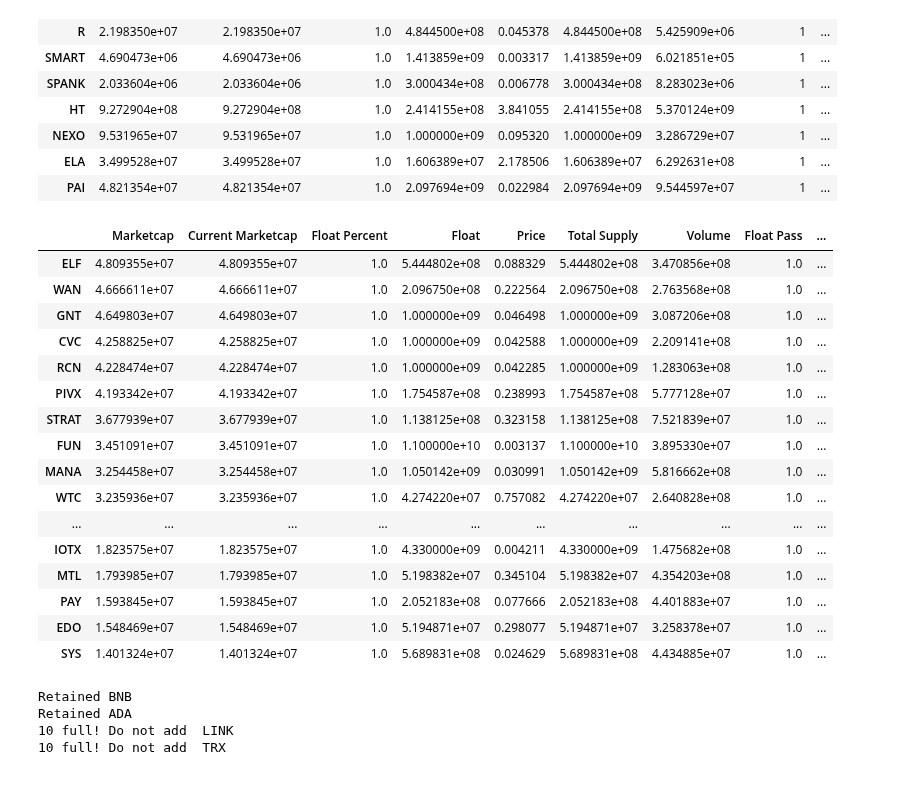
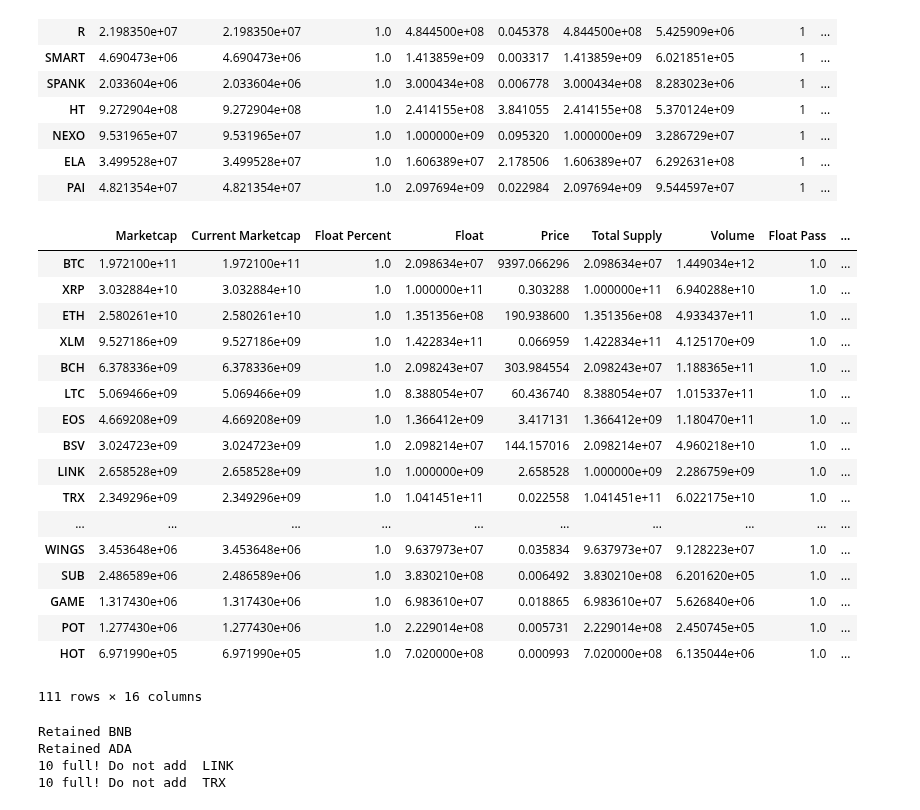
Before and after one commit to coinmetrics/bcindex, a Jupyter notebook: utils/rebalance_tools/Rebalance Ranking Tool.ipynb, the cells around one changed output. Drawn from its saved outputs; the diff is of its cells as text; code cells hidden in the pictures.

```diff
--- a/utils/rebalance_tools/Rebalance Ranking Tool.ipynb
+++ b/utils/rebalance_tools/Rebalance Ranking Tool.ipynb
@@ -325,26 +325,27 @@ universe = rank_and_sort(eligible_db)
 # %%
 universe = universe.rename({'HSR' : 'HC'})
 universe = universe.rename({'IOT' : 'MIOTA'})
 universe = universe.rename({'VEN' : 'VET'})
-universe[60:90]
+universe
 # %% [output]
 |  | Marketcap | Current Marketcap | Float Percent | Float | Price | Total Supply | Volume | Float Pass | ... |
-| ELF | 4.809355e+07 | 4.809355e+07 | 1.0 | 5.444802e+08 | 0.088329 | 5.444802e+08 | 3.470856e+08 | 1.0 | ... |
-| WAN | 4.666611e+07 | 4.666611e+07 | 1.0 | 2.096750e+08 | 0.222564 | 2.096750e+08 | 2.763568e+08 | 1.0 | ... |
-| GNT | 4.649803e+07 | 4.649803e+07 | 1.0 | 1.000000e+09 | 0.046498 | 1.000000e+09 | 3.087206e+08 | 1.0 | ... |
-| CVC | 4.258825e+07 | 4.258825e+07 | 1.0 | 1.000000e+09 | 0.042588 | 1.000000e+09 | 2.209141e+08 | 1.0 | ... |
-| RCN | 4.228474e+07 | 4.228474e+07 | 1.0 | 1.000000e+09 | 0.042285 | 1.000000e+09 | 1.283063e+08 | 1.0 | ... |
-| PIVX | 4.193342e+07 | 4.193342e+07 | 1.0 | 1.754587e+08 | 0.238993 | 1.754587e+08 | 5.777128e+07 | 1.0 | ... |
-| STRAT | 3.677939e+07 | 3.677939e+07 | 1.0 | 1.138125e+08 | 0.323158 | 1.138125e+08 | 7.521839e+07 | 1.0 | ... |
-| FUN | 3.451091e+07 | 3.451091e+07 | 1.0 | 1.100000e+10 | 0.003137 | 1.100000e+10 | 3.895330e+07 | 1.0 | ... |
-| MANA | 3.254458e+07 | 3.254458e+07 | 1.0 | 1.050142e+09 | 0.030991 | 1.050142e+09 | 5.816662e+08 | 1.0 | ... |
-| WTC | 3.235936e+07 | 3.235936e+07 | 1.0 | 4.274220e+07 | 0.757082 | 4.274220e+07 | 2.640828e+08 | 1.0 | ... |
+| BTC | 1.972100e+11 | 1.972100e+11 | 1.0 | 2.098634e+07 | 9397.066296 | 2.098634e+07 | 1.449034e+12 | 1.0 | ... |
+| XRP | 3.032884e+10 | 3.032884e+10 | 1.0 | 1.000000e+11 | 0.303288 | 1.000000e+11 | 6.940288e+10 | 1.0 | ... |
+| ETH | 2.580261e+10 | 2.580261e+10 | 1.0 | 1.351356e+08 | 190.938600 | 1.351356e+08 | 4.933437e+11 | 1.0 | ... |
+| XLM | 9.527186e+09 | 9.527186e+09 | 1.0 | 1.422834e+11 | 0.066959 | 1.422834e+11 | 4.125170e+09 | 1.0 | ... |
+| BCH | 6.378336e+09 | 6.378336e+09 | 1.0 | 2.098243e+07 | 303.984554 | 2.098243e+07 | 1.188365e+11 | 1.0 | ... |
+| LTC | 5.069466e+09 | 5.069466e+09 | 1.0 | 8.388054e+07 | 60.436740 | 8.388054e+07 | 1.015337e+11 | 1.0 | ... |
+| EOS | 4.669208e+09 | 4.669208e+09 | 1.0 | 1.366412e+09 | 3.417131 | 1.366412e+09 | 1.180470e+11 | 1.0 | ... |
+| BSV | 3.024723e+09 | 3.024723e+09 | 1.0 | 2.098214e+07 | 144.157016 | 2.098214e+07 | 4.960218e+10 | 1.0 | ... |
+| LINK | 2.658528e+09 | 2.658528e+09 | 1.0 | 1.000000e+09 | 2.658528 | 1.000000e+09 | 2.286759e+09 | 1.0 | ... |
+| TRX | 2.349296e+09 | 2.349296e+09 | 1.0 | 1.041451e+11 | 0.022558 | 1.041451e+11 | 6.022175e+10 | 1.0 | ... |
 | ... | ... | ... | ... | ... | ... | ... | ... | ... | ... |
-| IOTX | 1.823575e+07 | 1.823575e+07 | 1.0 | 4.330000e+09 | 0.004211 | 4.330000e+09 | 1.475682e+08 | 1.0 | ... |
-| MTL | 1.793985e+07 | 1.793985e+07 | 1.0 | 5.198382e+07 | 0.345104 | 5.198382e+07 | 4.354203e+08 | 1.0 | ... |
-| PAY | 1.593845e+07 | 1.593845e+07 | 1.0 | 2.052183e+08 | 0.077666 | 2.052183e+08 | 4.401883e+07 | 1.0 | ... |
-| EDO | 1.548469e+07 | 1.548469e+07 | 1.0 | 5.194871e+07 | 0.298077 | 5.194871e+07 | 3.258378e+07 | 1.0 | ... |
-| SYS | 1.401324e+07 | 1.401324e+07 | 1.0 | 5.689831e+08 | 0.024629 | 5.689831e+08 | 4.434885e+07 | 1.0 | ... |
+| WINGS | 3.453648e+06 | 3.453648e+06 | 1.0 | 9.637973e+07 | 0.035834 | 9.637973e+07 | 9.128223e+07 | 1.0 | ... |
+| SUB | 2.486589e+06 | 2.486589e+06 | 1.0 | 3.830210e+08 | 0.006492 | 3.830210e+08 | 6.201620e+05 | 1.0 | ... |
+| GAME | 1.317430e+06 | 1.317430e+06 | 1.0 | 6.983610e+07 | 0.018865 | 6.983610e+07 | 5.626840e+06 | 1.0 | ... |
+| POT | 1.277430e+06 | 1.277430e+06 | 1.0 | 2.229014e+08 | 0.005731 | 2.229014e+08 | 2.450745e+05 | 1.0 | ... |
+| HOT | 6.971990e+05 | 6.971990e+05 | 1.0 | 7.020000e+08 | 0.000993 | 7.020000e+08 | 6.135044e+06 | 1.0 | ... |
+111 rows × 16 columns
 # %%
 #create ten index membership
 ten_auto = universe[universe['Rank'] <= 8]
```
Also changed, not shown: 5 other files.
